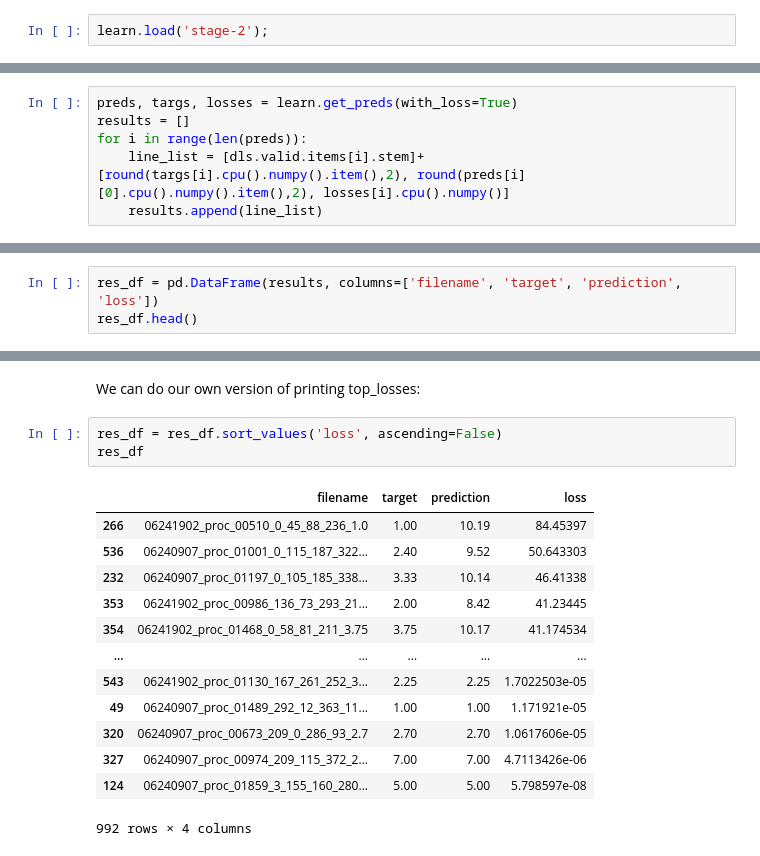
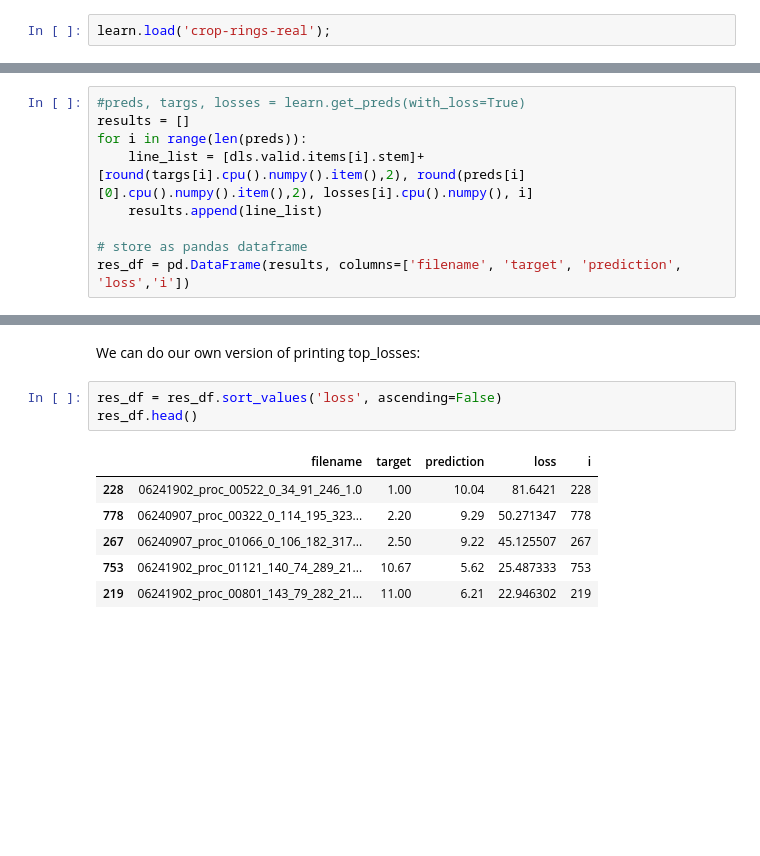
Before and after one commit to drscotthawley/espiownage, a Jupyter notebook: nbs/count_in_crops_real.ipynb, the cells around one changed output, grey strips where cells are left out. Cells and saved outputs as stored; diff of their text form; blank space fills up the shorter version.

```diff
--- a/nbs/count_in_crops_real.ipynb
+++ b/nbs/count_in_crops_real.ipynb
@@ -136,5 +143,5 @@ Path('models/stage-2.pth')
 # %% [markdown]
 ## Interpretation
-# %%
-learn.load('stage-2');
+# %%
+learn.load('crop-rings-real');
 # %%
@@ -158,6 +170,9 @@ Path('/home/shawley/datasets/espiownage-cleaner/crops/06240907_proc_01707_228_12
 # %%
-preds, targs, losses = learn.get_preds(with_loss=True)
+#preds, targs, losses = learn.get_preds(with_loss=True)
 results = []
 for i in range(len(preds)):
-    line_list = [dls.valid.items[i].stem]+[round(targs[i].cpu().numpy().item(),2), round(preds[i][0].cpu().numpy().item(),2), losses[i].cpu().numpy()]
+    line_list = [dls.valid.items[i].stem]+[round(targs[i].cpu().numpy().item(),2), round(preds[i][0].cpu().numpy().item(),2), losses[i].cpu().numpy(), i]
     results.append(line_list)
+
+# store as pandas dataframe
+res_df = pd.DataFrame(results, columns=['filename', 'target', 'prediction', 'loss','i'])
@@ -166,3 +178,0 @@ for i in range(len(preds)):
-# %%
-res_df = pd.DataFrame(results, columns=['filename', 'target', 'prediction', 'loss'])
-res_df.head()
@@ -177,18 +180,11 @@ res_df.head()
 We can do our own version of printing top_losses:
 # %%
 res_df = res_df.sort_values('loss', ascending=False)
-res_df
+res_df.head()
 # %% [output]
-|  | filename | target | prediction | loss |
-| 266 | 06241902_proc_00510_0_45_88_236_1.0 | 1.00 | 10.19 | 84.45397 |
-| 536 | 06240907_proc_01001_0_115_187_322... | 2.40 | 9.52 | 50.643303 |
-| 232 | 06240907_proc_01197_0_105_185_338... | 3.33 | 10.14 | 46.41338 |
-| 353 | 06241902_proc_00986_136_73_293_21... | 2.00 | 8.42 | 41.23445 |
-| 354 | 06241902_proc_01468_0_58_81_211_3.75 | 3.75 | 10.17 | 41.174534 |
-| ... | ... | ... | ... | ... |
-| 543 | 06241902_proc_01130_167_261_252_3... | 2.25 | 2.25 | 1.7022503e-05 |
-| 49 | 06240907_proc_01489_292_12_363_11... | 1.00 | 1.00 | 1.171921e-05 |
-| 320 | 06240907_proc_00673_209_0_286_93_2.7 | 2.70 | 2.70 | 1.0617606e-05 |
-| 327 | 06240907_proc_00974_209_115_372_2... | 7.00 | 7.00 | 4.7113426e-06 |
-| 124 | 06240907_proc_01859_3_155_160_280... | 5.00 | 5.00 | 5.798597e-08 |
+|  | filename | target | prediction | loss | i |
+| 228 | 06241902_proc_00522_0_34_91_246_1.0 | 1.00 | 10.04 | 81.6421 | 228 |
+| 778 | 06240907_proc_00322_0_114_195_323... | 2.20 | 9.29 | 50.271347 | 778 |
+| 267 | 06240907_proc_01066_0_106_182_317... | 2.50 | 9.22 | 45.125507 | 267 |
+| 753 | 06241902_proc_01121_140_74_289_21... | 10.67 | 5.62 | 25.487333 | 753 |
+| 219 | 06241902_proc_00801_143_79_282_21... | 11.00 | 6.21 | 22.946302 | 219 |
-992 rows × 4 columns
```
Also changed, not shown: parts of 32 cells of this notebook, 2 other files.
